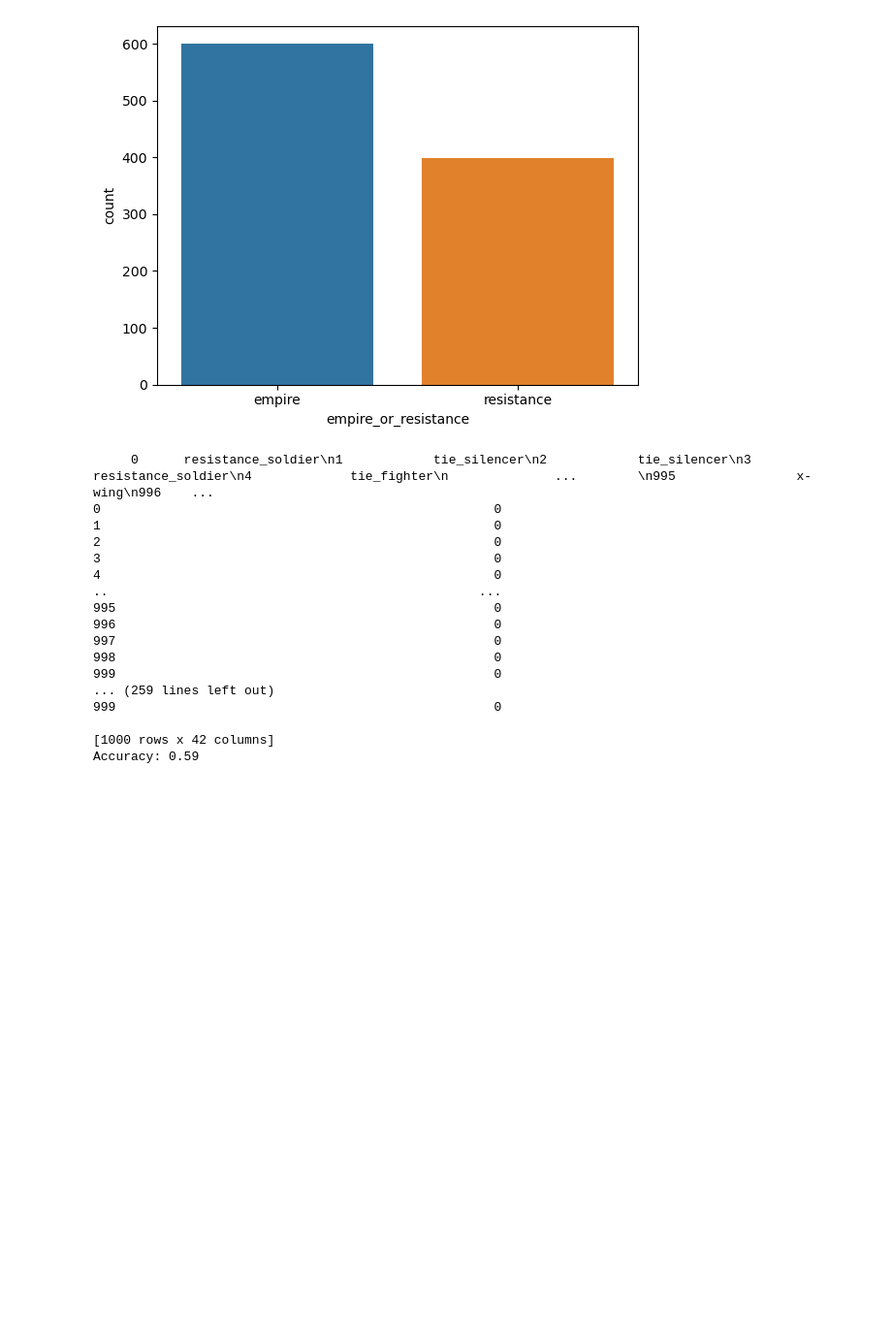
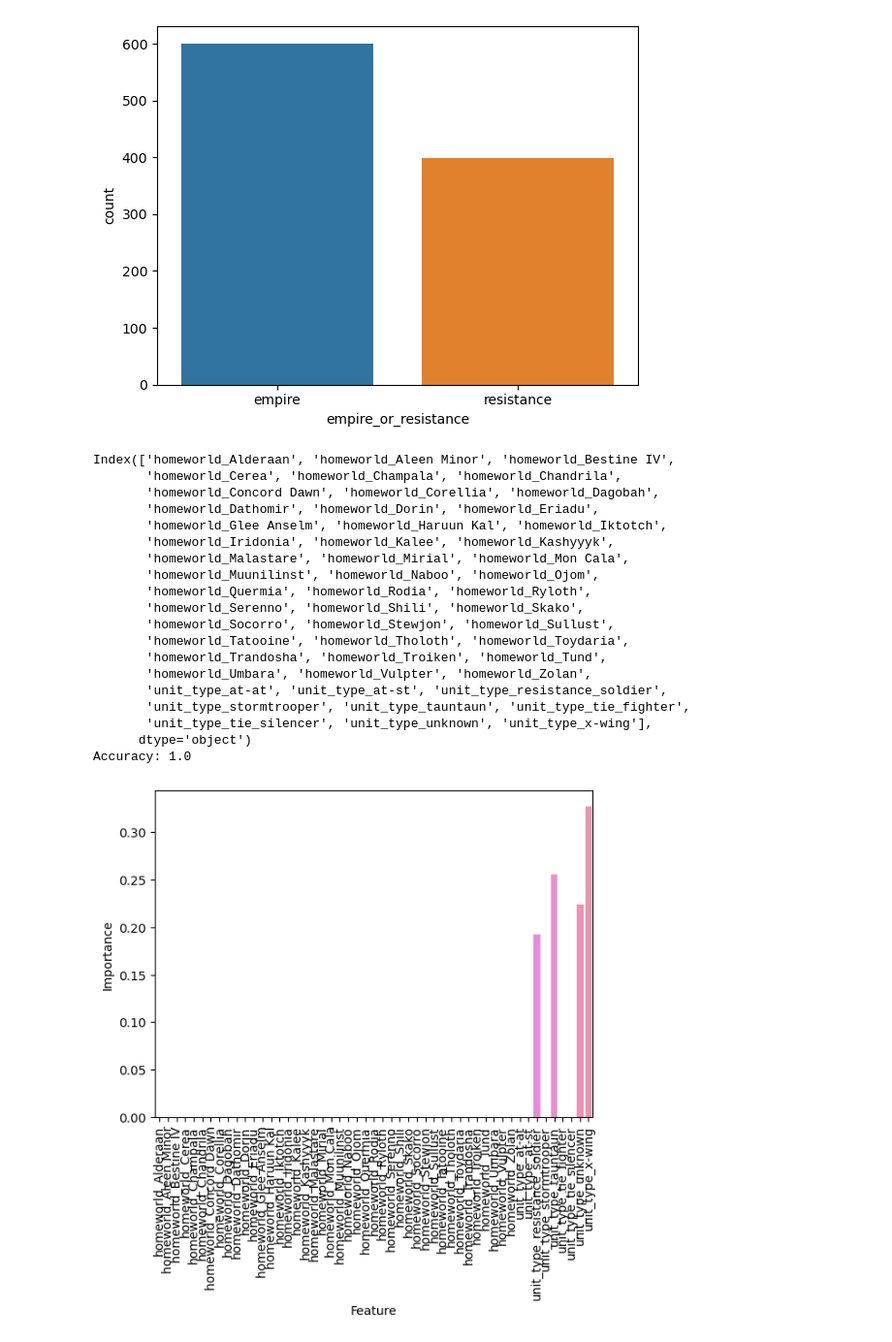
Before and after one commit to fastasjamesschool/GuidedAssignment3, a Jupyter notebook: Model.ipynb, the cells around one changed output. Shown at 97% size. Saved outputs shown, nothing was run; the diff lists cells and outputs as text; code cells hidden in the pictures; blank space fills up the shorter version.

Commit message:
added feature importance bar plot

```diff
--- a/Model.ipynb
+++ b/Model.ipynb
@@ -82,9 +82,10 @@ sns.barplot(data=empireResistanceDf, x="empire_or_resistance", y="count")
 <Axes: xlabel='empire_or_resistance', ylabel='count'>
 [figure]
 # %%
-df_dummies = pd.get_dummies(df.homeworld, df.unit_type)
-print(df_dummies)
-
+# df_dummies = pd.get_dummies(df.homeworld, df.unit_type)
+df_dummies = pd.get_dummies(data=df[['homeworld', 'unit_type']], columns=['homeworld', 'unit_type'])
+print(df_dummies.columns)
+#print(df_dummies)
 X = df_dummies
 y = df['is_resistance']
 
@@ -96,20 +97,36 @@ y_pred = clf.predict(X_test)
 
 print("Accuracy:",accuracy_score(y_test, y_pred))
 # %% [output]
-     0      resistance_soldier\n1            tie_silencer\n2            tie_silencer\n3      resistance_soldier\n4             tie_fighter\n              ...        \n995                x-wing\n996    ...
-0                                                    0
-1                                                    0
-2                                                    0
-3                                                    0
-4                                                    0
-..                                                 ...
-995                                                  0
-996                                                  0
-997                                                  0
-998                                                  0
-999                                                  0
-... (259 lines left out)
-999                                                  0
-
-[1000 rows x 42 columns]
-Accuracy: 0.59
+Index(['homeworld_Alderaan', 'homeworld_Aleen Minor', 'homeworld_Bestine IV',
+       'homeworld_Cerea', 'homeworld_Champala', 'homeworld_Chandrila',
+       'homeworld_Concord Dawn', 'homeworld_Corellia', 'homeworld_Dagobah',
+       'homeworld_Dathomir', 'homeworld_Dorin', 'homeworld_Eriadu',
+       'homeworld_Glee Anselm', 'homeworld_Haruun Kal', 'homeworld_Iktotch',
+       'homeworld_Iridonia', 'homeworld_Kalee', 'homeworld_Kashyyyk',
+       'homeworld_Malastare', 'homeworld_Mirial', 'homeworld_Mon Cala',
+       'homeworld_Muunilinst', 'homeworld_Naboo', 'homeworld_Ojom',
+       'homeworld_Quermia', 'homeworld_Rodia', 'homeworld_Ryloth',
+       'homeworld_Serenno', 'homeworld_Shili', 'homeworld_Skako',
+       'homeworld_Socorro', 'homeworld_Stewjon', 'homeworld_Sullust',
+       'homeworld_Tatooine', 'homeworld_Tholoth', 'homeworld_Toydaria',
+       'homeworld_Trandosha', 'homeworld_Troiken', 'homeworld_Tund',
+       'homeworld_Umbara', 'homeworld_Vulpter', 'homeworld_Zolan',
+       'unit_type_at-at', 'unit_type_at-st', 'unit_type_resistance_soldier',
+       'unit_type_stormtrooper', 'unit_type_tauntaun', 'unit_type_tie_fighter',
+       'unit_type_tie_silencer', 'unit_type_unknown', 'unit_type_x-wing'],
+      dtype='object')
+Accuracy: 1.0
+# %%
+# Get feature importances
+importances = clf.feature_importances_
+
+
+# Create a DataFrame to hold the feature importances
+feature_importances = pd.DataFrame({'Feature': df_dummies.columns, 'Importance': importances})
+
+#feature_importances
+barPlot = sns.barplot(data=feature_importances, x="Feature", y="Importance")
+for item in barPlot.get_xticklabels():
+    item.set_rotation(90)
+# %% [output]
+[figure, added]
```
